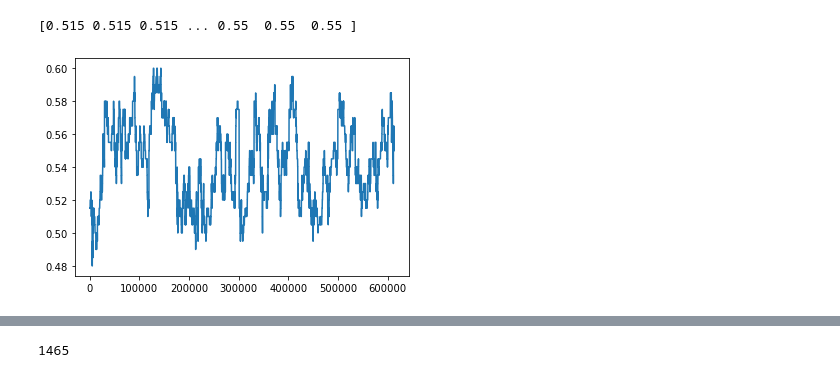
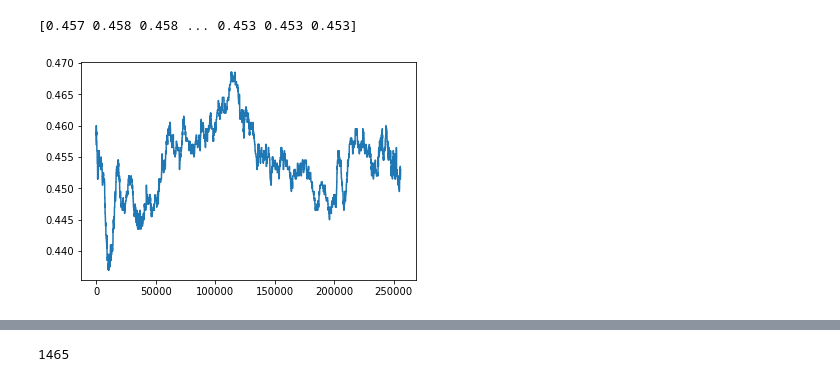
Before and after one commit to jgroh/selection-against-introgression, a Jupyter notebook: theory_and_simulations/code/ancestry.ipynb, the cells around one changed output, grey strips where cells are left out. Cells and saved outputs as stored; diff of their text form; code cells hidden in the pictures.

```diff
--- a/theory_and_simulations/code/ancestry.ipynb
+++ b/theory_and_simulations/code/ancestry.ipynb
@@ -11,7 +11,7 @@ os.getcwd()
 # run simulation
 #subprocess.check_output(["slim", "-m", "-s", "0", "code/intra-chrom.slim"])
 # Load the .trees file
-ts = pyslim.load("/Users/jeff/workspace/selection-against-introgression/theory_and_simulations/results/swordtail_neutral/replicate0_generation0003.trees").simplify()
+ts = tskit.load("/Users/jeff/workspace/selection-against-introgression/theory_and_simulations/results/human_chr1_neutral_equilibrium_test/replicate0.trees")
 # %%
 print("Tree sequence has {} trees".format(ts.num_trees))
 print("Tree sequence has {} nodes".format(ts.num_nodes))
@@ -30,0 +52,8 @@ Tree sequence has 0 sites
+# %%
+gen=1
+tm = 1002 - gen
+sset = ts.samples(0, time = tm)
+
+ts2 = ts.simplify(samples=sset, keep_input_roots=True)
+tbls = ts2.dump_tables()
+tbls.nodes
@@ -30,0 +78,21 @@ Tree sequence has 0 sites
+# %%
+tree = ts.first()
+print(tree.draw(format="unicode", node_labels={}))
+print(tree.roots)
+
+
+
+print([tree.population(root) for root in tree.roots])
+
+root = tree.roots[0]
+print(root)
+tree.num_samples(root)
+
+#[x for x in tree.samples(root)]
+
+#for root in tree.roots:
+#        leaves_count = tree.num_samples(root)  # the root is a sample
+#
+#        subpop_sum += tree.population(root) * leaves_count
+#        # for population 0, this will be 0. for population 1, it will sum the number of individuals descended from that population.
+#        subpop_weights += leaves_count
@@ -31,28 +118,27 @@ Tree sequence has 0 sites
 # %%
 #breaks = np.zeros(ts.num_trees + 1)
 #ancestry = np.zeros(ts.num_trees + 1)
 ancestry_all_seq = np.zeros(int(ts.sequence_length))
-for tree in ts.trees(sample_counts=True):
+for tree in ts2.trees():
     subpop_sum, subpop_weights = 0, 0
     for root in tree.roots:
-        leaves_count = tree.num_samples(root) - 1 # the root is a sample
+        leaves_count = tree.num_samples(root)  # the root is a sample
 
         subpop_sum += tree.population(root) * leaves_count
         # for population 0, this will be 0. for population 1, it will sum the number of individuals descended from that population.
-
         subpop_weights += leaves_count
    # breaks[tree.index] = tree.interval[0]
    # ancestry[tree.index] = subpop_sum / subpop_weights
 
     ancestry_all_seq[ list(range (int(tree.interval[0]), int(tree.interval[1]) ))  ] = subpop_sum / subpop_weights
 
 #breaks[-1] = ts.sequence_length
 #ancestry[-1] = ancestry[-2]
      # Make a simple plot
 print(ancestry_all_seq)
 ancestry_all_seq.size
 plt.plot(ancestry_all_seq)
 plt.show()
 # %% [output]
-[0.515 0.515 0.515 ... 0.55  0.55  0.55 ]
+[0.457 0.458 0.458 ... 0.453 0.453 0.453]
-[figure, old version]
+[figure, new version]
```
Also changed, not shown: parts of 6 cells of this notebook, 2 other files.
